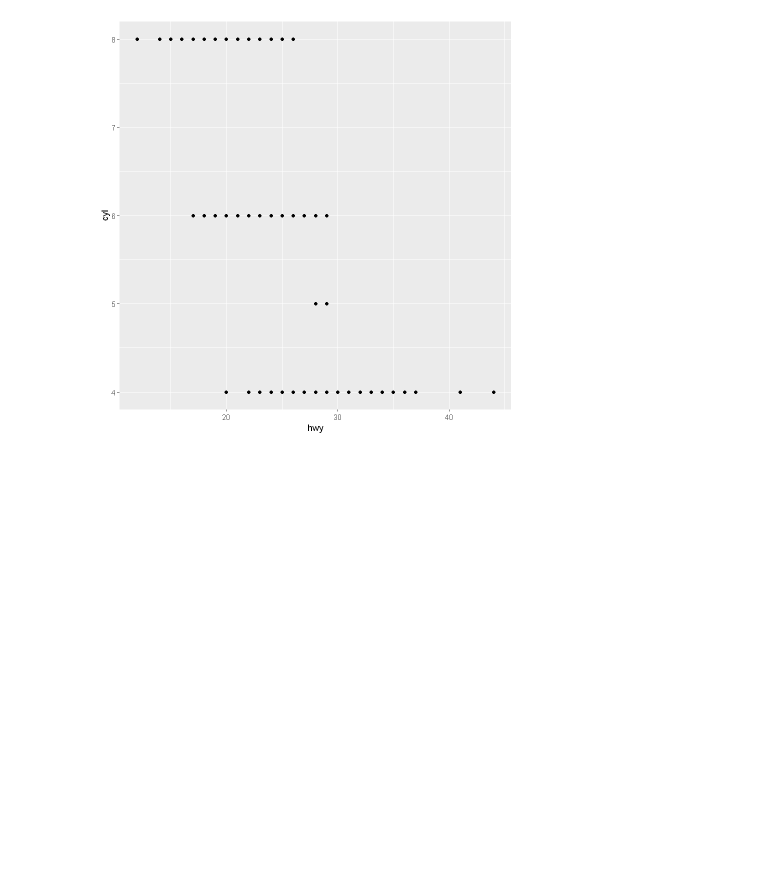
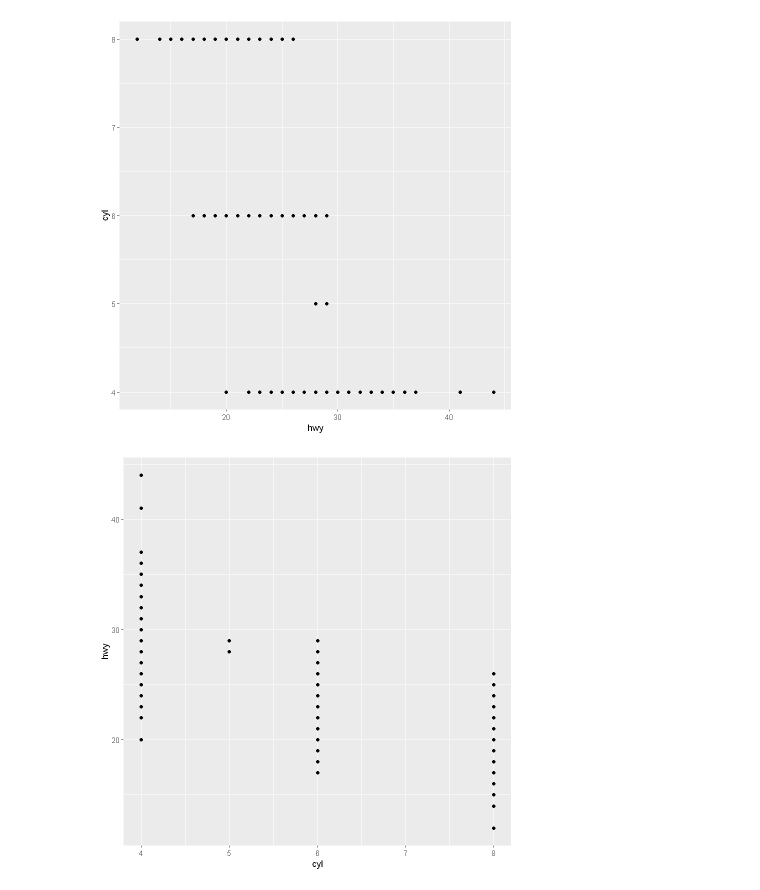
Before and after one commit to Vu-Viet-Phong/R, a Jupyter notebook: R-for-DS/Data-Visualisation.ipynb, the cells around one changed output. Saved outputs shown, nothing was run; the diff lists cells and outputs as text; code cells hidden in the pictures; blank space fills up the shorter version.

```diff
--- a/R-for-DS/Data-Visualisation.ipynb
+++ b/R-for-DS/Data-Visualisation.ipynb
@@ -31,2 +83,6 @@ ggplot(data = mpg) +
 # %% [output]
 [figure]
+# %%
+ggplot(mpg, aes(x = cyl, y = hwy)) + geom_point()
+# %% [output]
+[figure, added]
```
Also changed, not shown: parts of 22 cells of this notebook.
